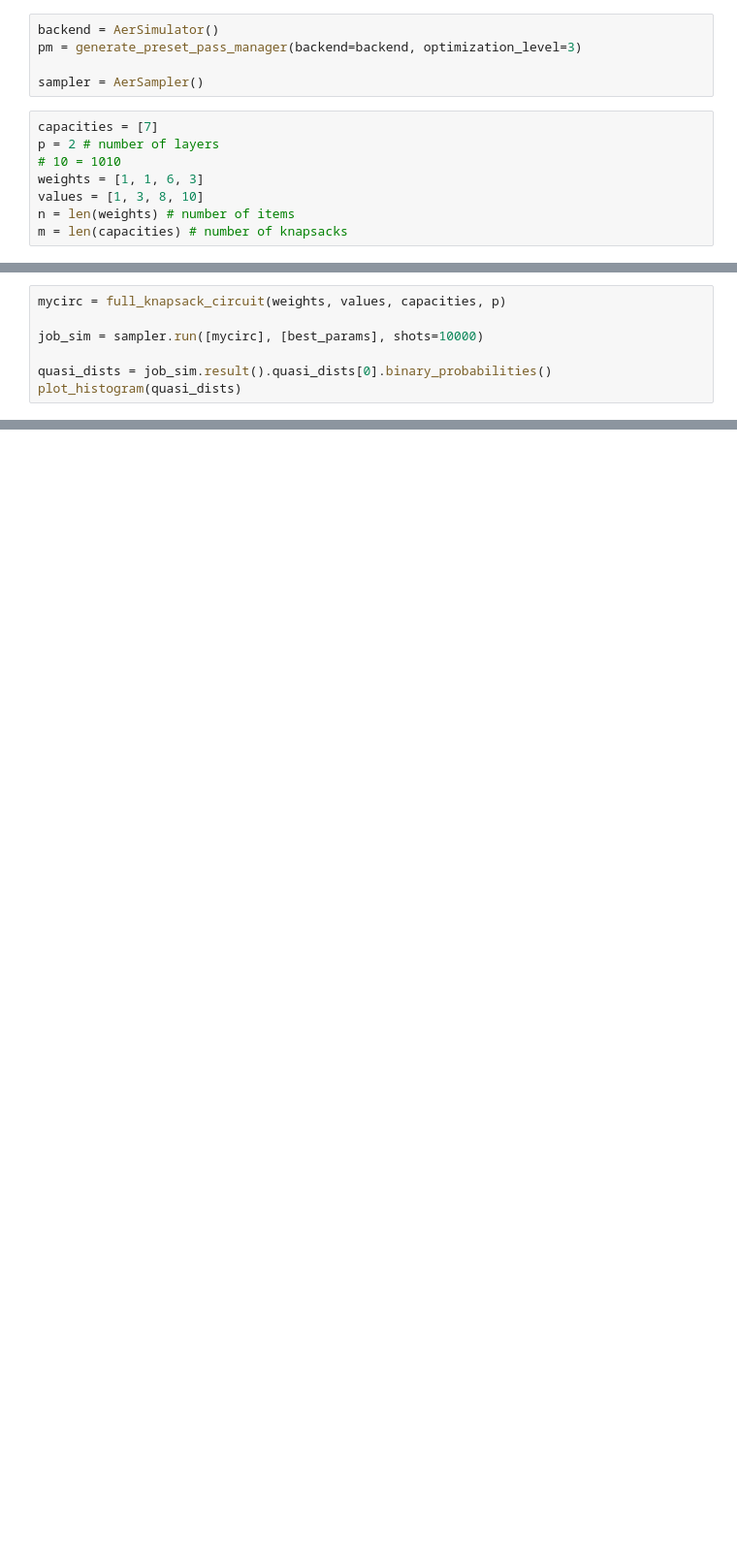
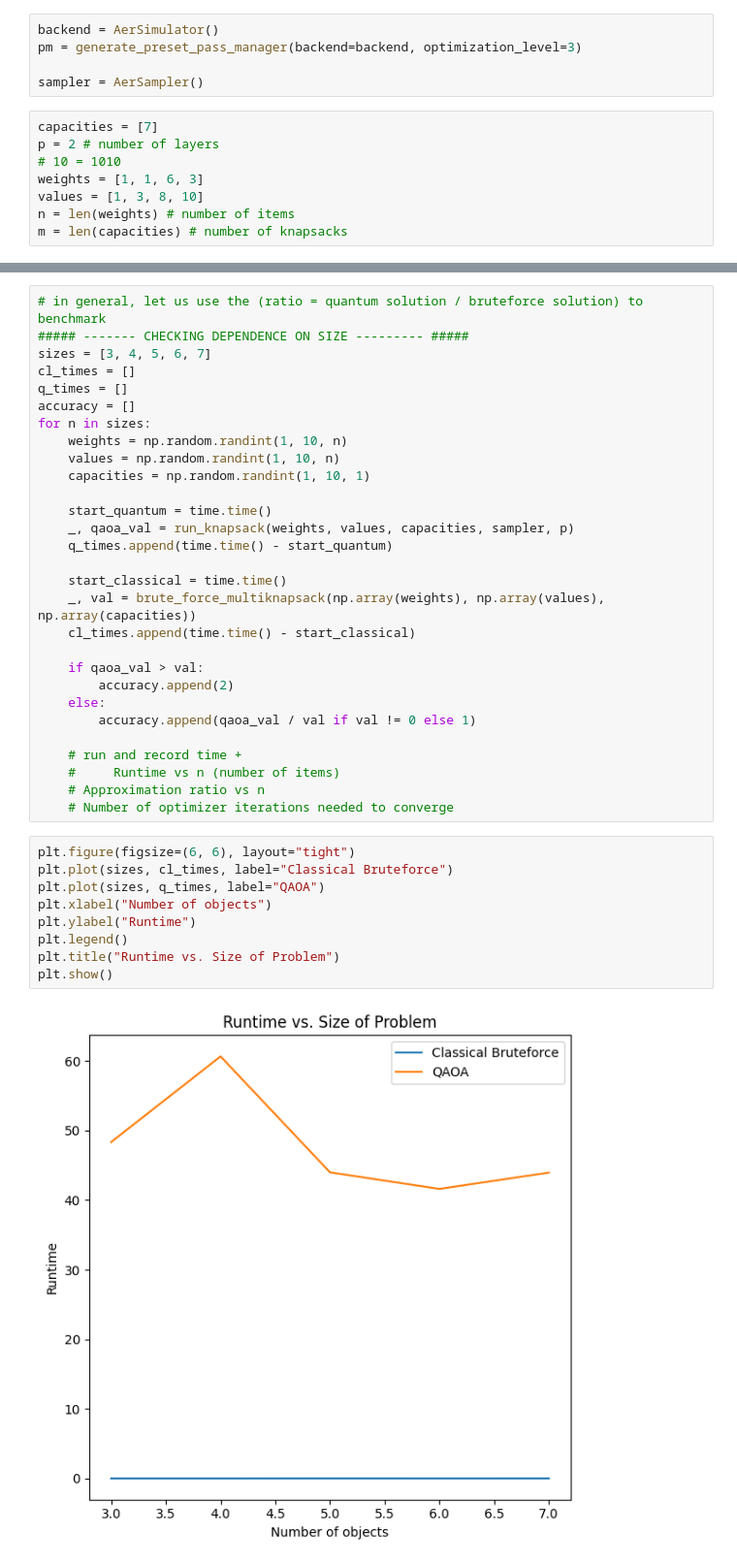
Before and after one commit to fabbasi25/knapsack-project, a Jupyter notebook: qaoa.ipynb, the cells around one changed output, grey strips where cells are left out. Shown at 97% size. Saved outputs shown, nothing was run; the diff lists cells and outputs as text; blank space fills up the shorter version.

Commit message:
adding some graphs

```diff
--- a/qaoa.ipynb
+++ b/qaoa.ipynb
@@ -146,7 +177,0 @@ array([2.92730161, 0.86827017, 2.39990688, 1.03974353])
-# %%
-mycirc = full_knapsack_circuit(weights, values, capacities, p)
-
-job_sim = sampler.run([mycirc], [best_params], shots=10000)
-
-quasi_dists = job_sim.result().quasi_dists[0].binary_probabilities()
-plot_histogram(quasi_dists)
@@ -172,0 +269,40 @@ print(soln)
+# %%
+# in general, let us use the (ratio = quantum solution / bruteforce solution) to benchmark
+##### ------- CHECKING DEPENDENCE ON SIZE --------- #####
+sizes = [3, 4, 5, 6, 7]
+cl_times = []
+q_times = []
+accuracy = []
+for n in sizes:
+    weights = np.random.randint(1, 10, n)
+    values = np.random.randint(1, 10, n)
+    capacities = np.random.randint(1, 10, 1)
+
+    start_quantum = time.time()
+    _, qaoa_val = run_knapsack(weights, values, capacities, sampler, p)
+    q_times.append(time.time() - start_quantum)
+
+    start_classical = time.time()
+    _, val = brute_force_multiknapsack(np.array(weights), np.array(values), np.array(capacities))
+    cl_times.append(time.time() - start_classical)
+
+    if qaoa_val > val:
+        accuracy.append(2)
+    else:
+        accuracy.append(qaoa_val / val if val != 0 else 1)
+
+    # run and record time +
+    #     Runtime vs n (number of items)
+    # Approximation ratio vs n
+    # Number of optimizer iterations needed to converge
+# %%
+plt.figure(figsize=(6, 6), layout="tight")
+plt.plot(sizes, cl_times, label="Classical Bruteforce")
+plt.plot(sizes, q_times, label="QAOA")
+plt.xlabel("Number of objects")
+plt.ylabel("Runtime")
+plt.legend()
+plt.title("Runtime vs. Size of Problem")
+plt.show()
+# %% [output]
+[figure, added]
```
Also changed, not shown: parts of 18 cells of this notebook.
